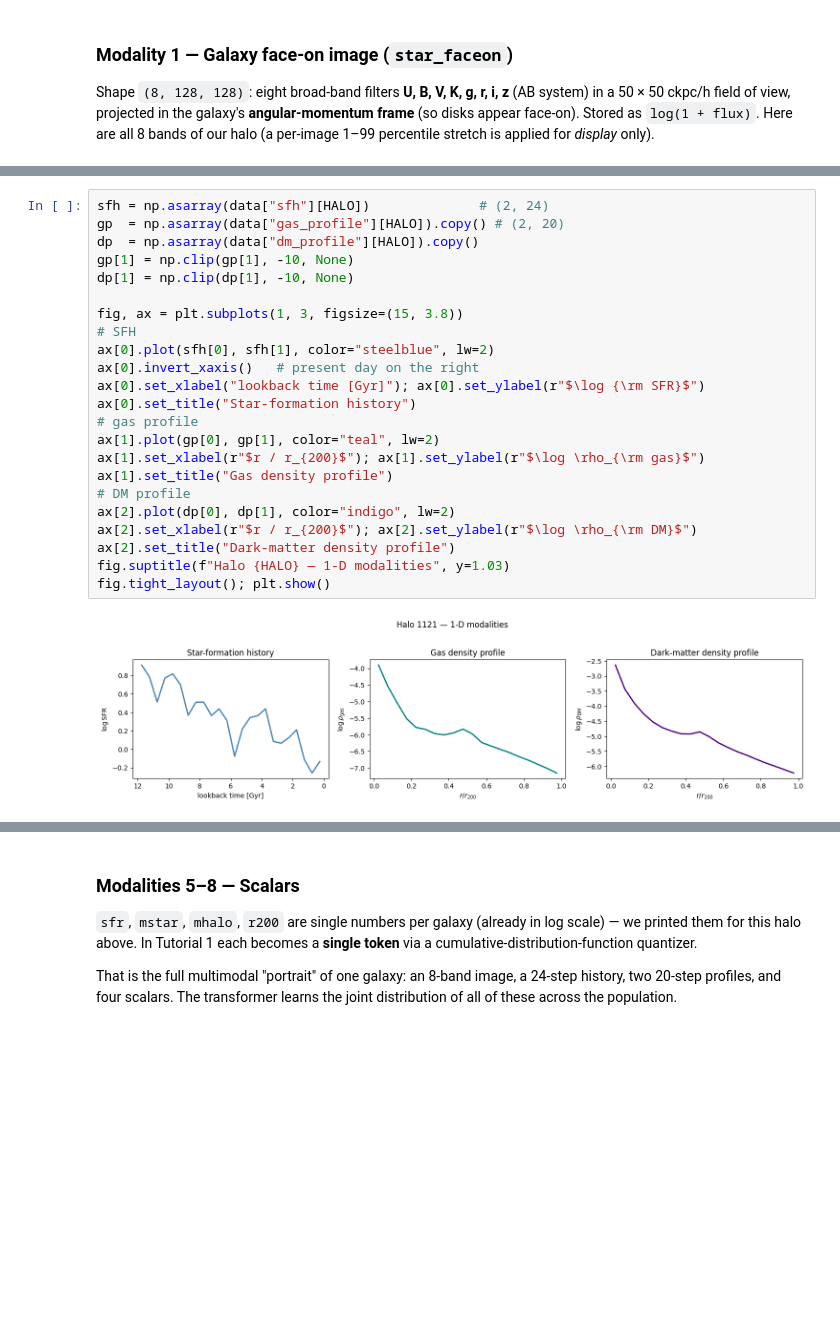
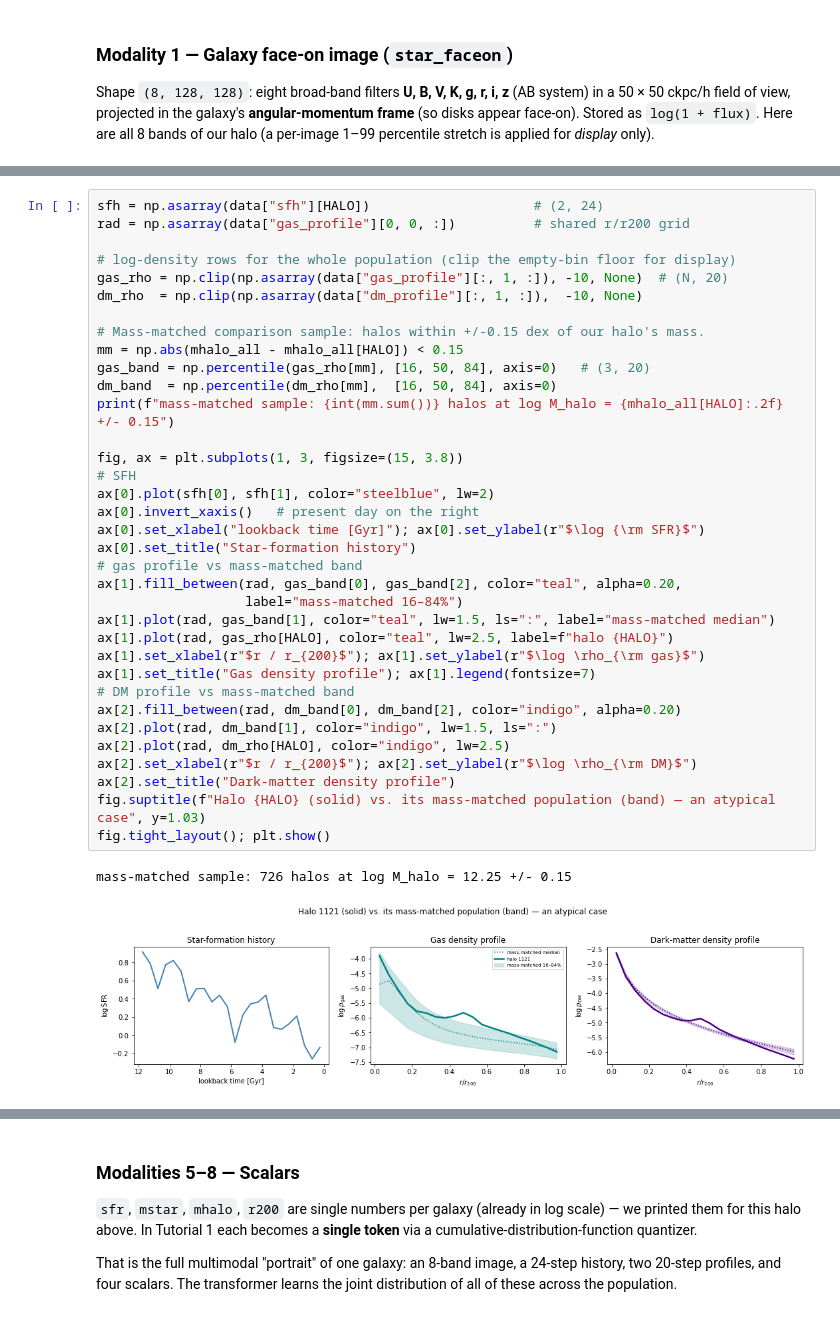
Before and after one commit to yueyingn/Multimodal-galaxy-tutorial, a Jupyter notebook: tutorial-0-dataset.ipynb, the cells around one changed output, grey strips where cells are left out. Saved outputs shown, nothing was run; the diff lists cells and outputs as text; blank space fills up the shorter version.

```diff
--- a/tutorial-0-dataset.ipynb
+++ b/tutorial-0-dataset.ipynb
@@ -147,25 +166,38 @@ Below: the same halo's SFH and its two density profiles, side by side.
 # %%
-sfh = np.asarray(data["sfh"][HALO])              # (2, 24)
-gp  = np.asarray(data["gas_profile"][HALO]).copy() # (2, 20)
-dp  = np.asarray(data["dm_profile"][HALO]).copy()
-gp[1] = np.clip(gp[1], -10, None)
-dp[1] = np.clip(dp[1], -10, None)
+sfh = np.asarray(data["sfh"][HALO])                     # (2, 24)
+rad = np.asarray(data["gas_profile"][0, 0, :])          # shared r/r200 grid
+
+# log-density rows for the whole population (clip the empty-bin floor for display)
+gas_rho = np.clip(np.asarray(data["gas_profile"][:, 1, :]), -10, None)  # (N, 20)
+dm_rho  = np.clip(np.asarray(data["dm_profile"][:, 1, :]),  -10, None)
+
+# Mass-matched comparison sample: halos within +/-0.15 dex of our halo's mass.
+mm = np.abs(mhalo_all - mhalo_all[HALO]) < 0.15
+gas_band = np.percentile(gas_rho[mm], [16, 50, 84], axis=0)   # (3, 20)
+dm_band  = np.percentile(dm_rho[mm],  [16, 50, 84], axis=0)
+print(f"mass-matched sample: {int(mm.sum())} halos at log M_halo = {mhalo_all[HALO]:.2f} +/- 0.15")
 
 fig, ax = plt.subplots(1, 3, figsize=(15, 3.8))
 # SFH
 ax[0].plot(sfh[0], sfh[1], color="steelblue", lw=2)
 ax[0].invert_xaxis()   # present day on the right
 ax[0].set_xlabel("lookback time [Gyr]"); ax[0].set_ylabel(r"$\log {\rm SFR}$")
 ax[0].set_title("Star-formation history")
-# gas profile
-ax[1].plot(gp[0], gp[1], color="teal", lw=2)
+# gas profile vs mass-matched band
+ax[1].fill_between(rad, gas_band[0], gas_band[2], color="teal", alpha=0.20,
+                   label="mass-matched 16–84%")
+ax[1].plot(rad, gas_band[1], color="teal", lw=1.5, ls=":", label="mass-matched median")
+ax[1].plot(rad, gas_rho[HALO], color="teal", lw=2.5, label=f"halo {HALO}")
 ax[1].set_xlabel(r"$r / r_{200}$"); ax[1].set_ylabel(r"$\log \rho_{\rm gas}$")
-ax[1].set_title("Gas density profile")
-# DM profile
-ax[2].plot(dp[0], dp[1], color="indigo", lw=2)
+ax[1].set_title("Gas density profile"); ax[1].legend(fontsize=7)
+# DM profile vs mass-matched band
+ax[2].fill_between(rad, dm_band[0], dm_band[2], color="indigo", alpha=0.20)
+ax[2].plot(rad, dm_band[1], color="indigo", lw=1.5, ls=":")
+ax[2].plot(rad, dm_rho[HALO], color="indigo", lw=2.5)
 ax[2].set_xlabel(r"$r / r_{200}$"); ax[2].set_ylabel(r"$\log \rho_{\rm DM}$")
 ax[2].set_title("Dark-matter density profile")
-fig.suptitle(f"Halo {HALO} — 1-D modalities", y=1.03)
+fig.suptitle(f"Halo {HALO} (solid) vs. its mass-matched population (band) — an atypical case", y=1.03)
 fig.tight_layout(); plt.show()
 # %% [output]
+mass-matched sample: 726 halos at log M_halo = 12.25 +/- 0.15
-[figure, old version]
+[figure, new version]
```
Also changed, not shown: parts of 6 cells of this notebook, 1 other file.
